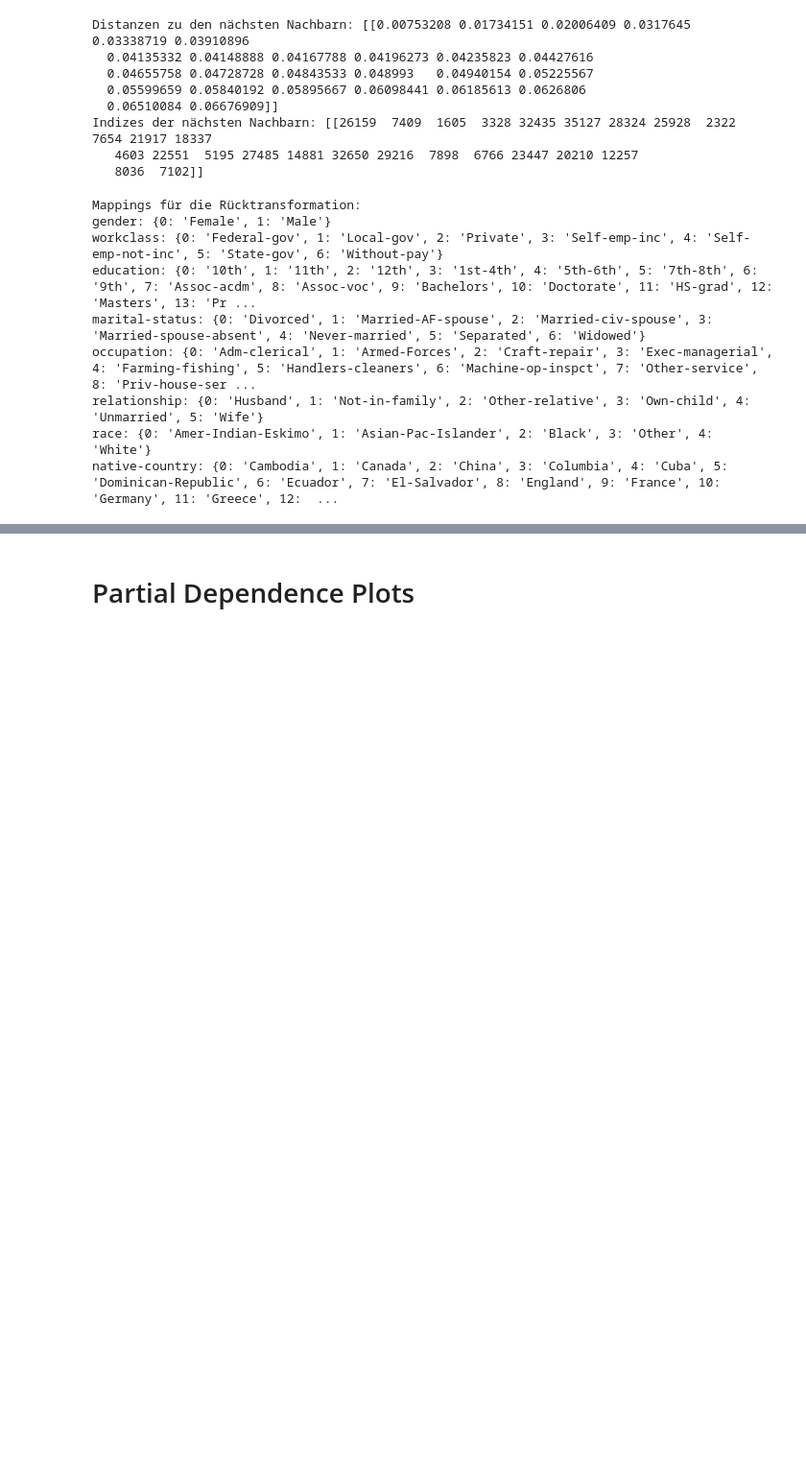
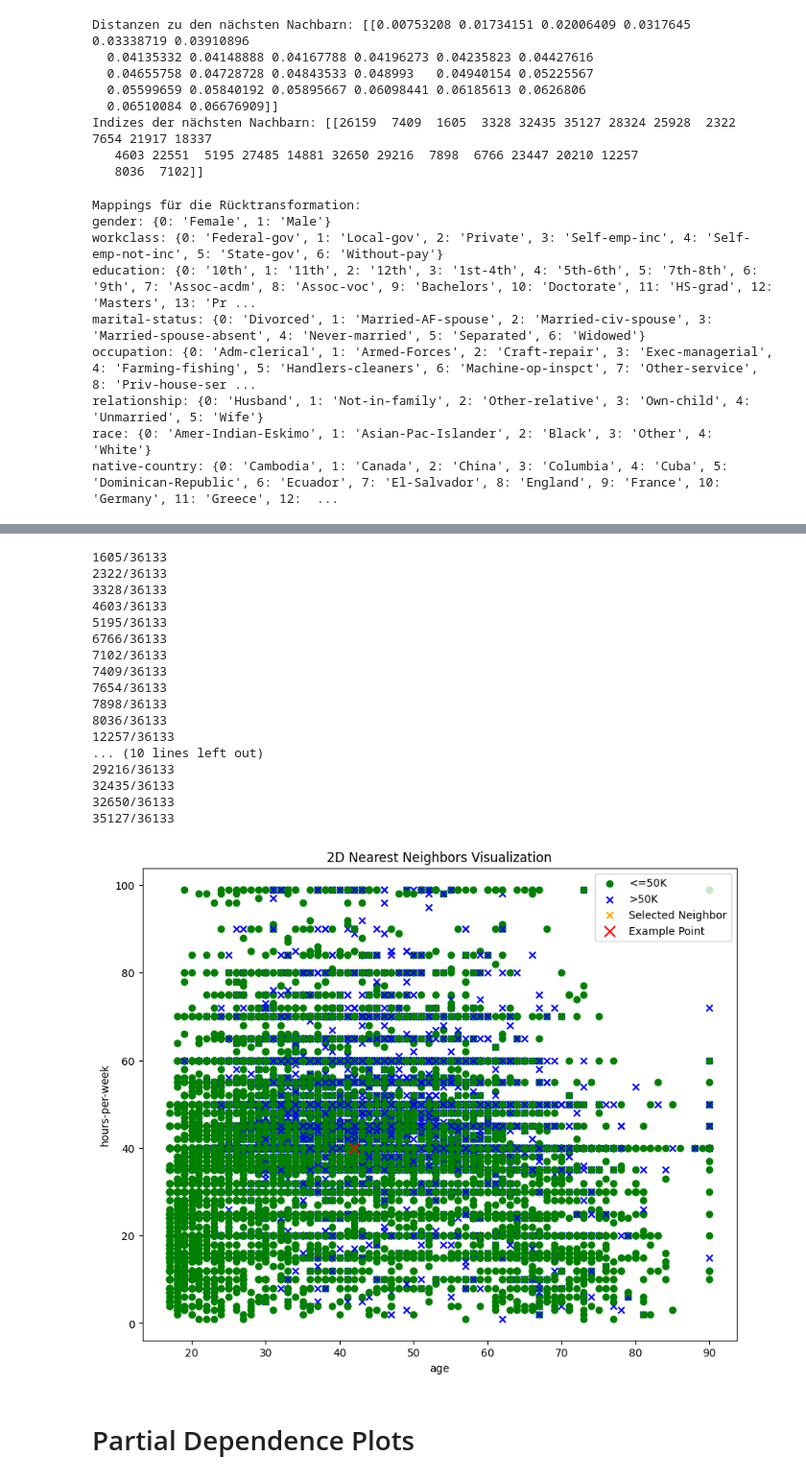
Before and after one commit to benedikt57/XAI_KNN, a Jupyter notebook: adult-income-k-nearest-neighbors-knn.ipynb, the cells around one changed output, grey strips where cells are left out. Shown at 96% size. Saved outputs shown, nothing was run; the diff lists cells and outputs as text; code cells hidden in the pictures; blank space fills up the shorter version.

```diff
--- a/adult-income-k-nearest-neighbors-knn.ipynb
+++ b/adult-income-k-nearest-neighbors-knn.ipynb
@@ -492,8 +492,8 @@ Text(0.5, 1.0, 'accuracy vs K')
 training_acc = []
 test_acc = []
 
-# try KNN for different K nearest neighbor from 1 to 30
-neighbors_setting = range(1,31)
+# try KNN for different K nearest neighbor from 1 to 50
+neighbors_setting = range(1,51)
 for n_neighbors in neighbors_setting:
     knn= KNeighborsClassifier(n_neighbors= n_neighbors, )
     knn.fit(X_train,y_train.ravel())
@@ -514,7 +512,7 @@ plt.show()
 # %%
 # Find Best K
 
-parameters = {"n_neighbors":range(1,31)}
+parameters = {"n_neighbors":range(1,51)}
 grid_kn=GridSearchCV(estimator=knn,#model
                      param_grid=parameters, #range of K
                     scoring='accuracy',# Strategy to evaluate the performance of the cross-validation model on the test set.
@@ -628,15 +626,22 @@ relationship: {0: 'Husband', 1: 'Not-in-family', 2: 'Other-relative', 3: 'Own-ch
 race: {0: 'Amer-Indian-Eskimo', 1: 'Asian-Pac-Islander', 2: 'Black', 3: 'Other', 4: 'White'}
 native-country: {0: 'Cambodia', 1: 'Canada', 2: 'China', 3: 'Columbia', 4: 'Cuba', 5: 'Dominican-Republic', 6: 'Ecuador', 7: 'El-Salvador', 8: 'England', 9: 'France', 10: 'Germany', 11: 'Greece', 12:  ...
 # %%
-def plot_nearest_neighbors_2d(dataframe, example_point, prediction, x_axis, y_axis, big: bool = False):
+def plot_nearest_neighbors_2d(dataframe, example_point, prediction, x_axis, y_axis, big: bool = False, indices: list = None):
     plt.figure(figsize=(10, 8) if big else (6, 5))
 
     # Plot nearest neighbors with different markers based on income
-    for _, row in dataframe.iterrows():
+
+    for index, row in dataframe.iterrows():
         if row['income'] == '>50K':
             plt.scatter(row[x_axis], row[y_axis], color='blue', marker='x', label='>50K' if '>50K' not in plt.gca().get_legend_handles_labels()[1] else "")
         else:
             plt.scatter(row[x_axis], row[y_axis], color='green', marker='o', label='<=50K' if '<=50K' not in plt.gca().get_legend_handles_labels()[1] else "")
+
+    if indices is not None:
+        for index, row in dataframe.iterrows():
+            if index in indices:
+                print(f"{index}/{dataframe.shape[0]}")
+                plt.scatter(row[x_axis], row[y_axis], color='orange', marker='x' if row['income'] == '>50K' else 'o', label='Selected Neighbor' if 'Selected Neighbor' not in plt.gca().get_legend_handles_labels()[1] else "")
 
     # Highlight the example point
     if prediction:
@@ -644,49 +649,70 @@ def plot_nearest_neighbors_2d(dataframe, example_point, prediction, x_axis, y_ax
     else:
         plt.scatter(example_point[x_axis], example_point[y_axis], color='red', label='Example Point', s=100)
 
+    print("now creating plot display")
+
     # Add labels and legend
     plt.xlabel(x_axis)
     plt.ylabel(y_axis)
     plt.title('2D Nearest Neighbors Visualization')
     plt.legend()
+    print("now creating plot display...")
     plt.show()
 
 # Example point for prediction
-example_point = pd.DataFrame(example_point)
+example_point = pd.DataFrame(np.round(example_point).astype(int))
 for column, mapping in mappings.items():
     example_point[column] = example_point[column].apply(lambda x: mapping.get(x, f"Unknown ({x})"))
 
 # Plotting the nearest neighbors
 plot_nearest_neighbors_2d(nearest_neighbors_df, example_point.iloc[0], prediction, 'age', 'hours-per-week', big=True)
 plot_nearest_neighbors_2d(nearest_neighbors_df, example_point.iloc[0], prediction, 'hours-per-week', 'gender', big=True)
 plot_nearest_neighbors_2d(nearest_neighbors_df, example_point.iloc[0], prediction, 'age', 'workclass')
 plot_nearest_neighbors_2d(nearest_neighbors_df, example_point.iloc[0], prediction, 'age', 'fnlwgt')
 plot_nearest_neighbors_2d(nearest_neighbors_df, example_point.iloc[0], prediction, 'age', 'education')
 plot_nearest_neighbors_2d(nearest_neighbors_df, example_point.iloc[0], prediction, 'age', 'marital-status')
 plot_nearest_neighbors_2d(nearest_neighbors_df, example_point.iloc[0], prediction, 'age', 'occupation')
 plot_nearest_neighbors_2d(nearest_neighbors_df, example_point.iloc[0], prediction, 'age', 'relationship')
 plot_nearest_neighbors_2d(nearest_neighbors_df, example_point.iloc[0], prediction, 'age', 'race')
 plot_nearest_neighbors_2d(nearest_neighbors_df, example_point.iloc[0], prediction, 'age', 'native-country')
 
-dftest = st.inverse_transform(X_test)  # Rücktransformation der Merkmale
+dftest = st.inverse_transform(X_train)  # Rücktransformation der Merkmale
 dftest = np.round(dftest).astype(int)
 dftest = pd.DataFrame(dftest, columns=X.columns)
 for column, mapping in mappings.items():
     dftest[column] = dftest[column].apply(lambda x: mapping.get(x, f"Unknown ({x})"))
-dftest['income'] = y_test
+dftest['income'] = y_train
 dftest['income'] = dftest['income'].apply(lambda x: '>50K' if x == 1 else '<=50K')
-plot_nearest_neighbors_2d(dftest, example_point.iloc[0], prediction, 'age', 'hours-per-week', big=True)
+plot_nearest_neighbors_2d(dftest, example_point.iloc[0], prediction, 'age', 'hours-per-week', big=True, indices=indices[0])
 # %% [output]
 [figure]
 [figure]
 [figure]
 [figure]
 [figure]
 [figure]
 [figure]
 [figure]
 [figure]
 [figure]
+1605/36133
+2322/36133
+3328/36133
+4603/36133
+5195/36133
+6766/36133
+7102/36133
+7409/36133
+7654/36133
+7898/36133
+8036/36133
+12257/36133
+... (10 lines left out)
+29216/36133
+32435/36133
+32650/36133
+35127/36133
+[figure, added]
 # %% [markdown]
 # Partial Dependence Plots
 # %%
```
Also changed, not shown: parts of 5 cells of this notebook.
